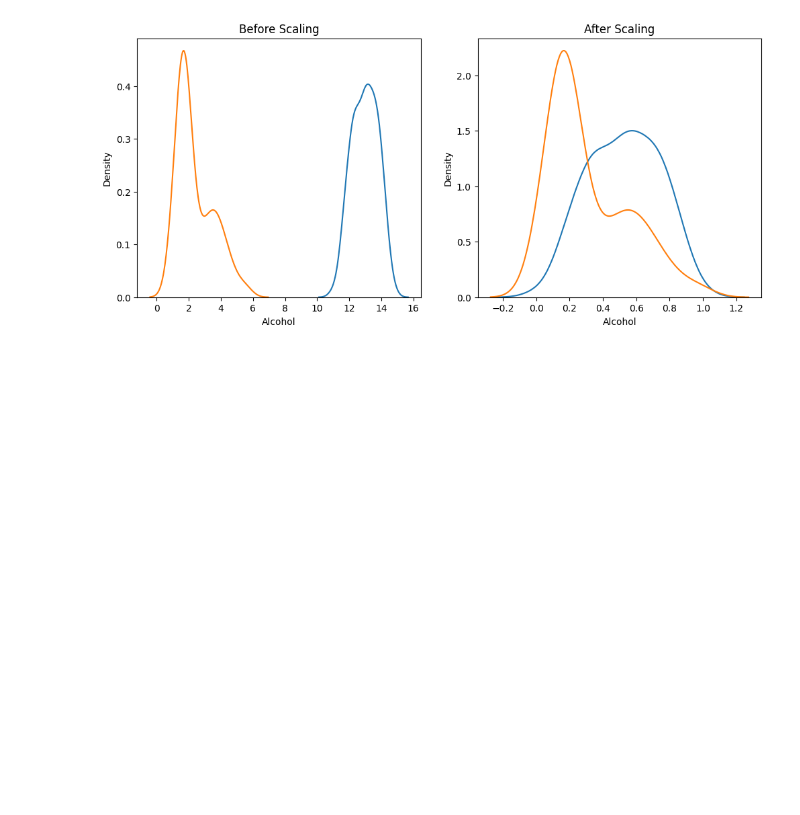
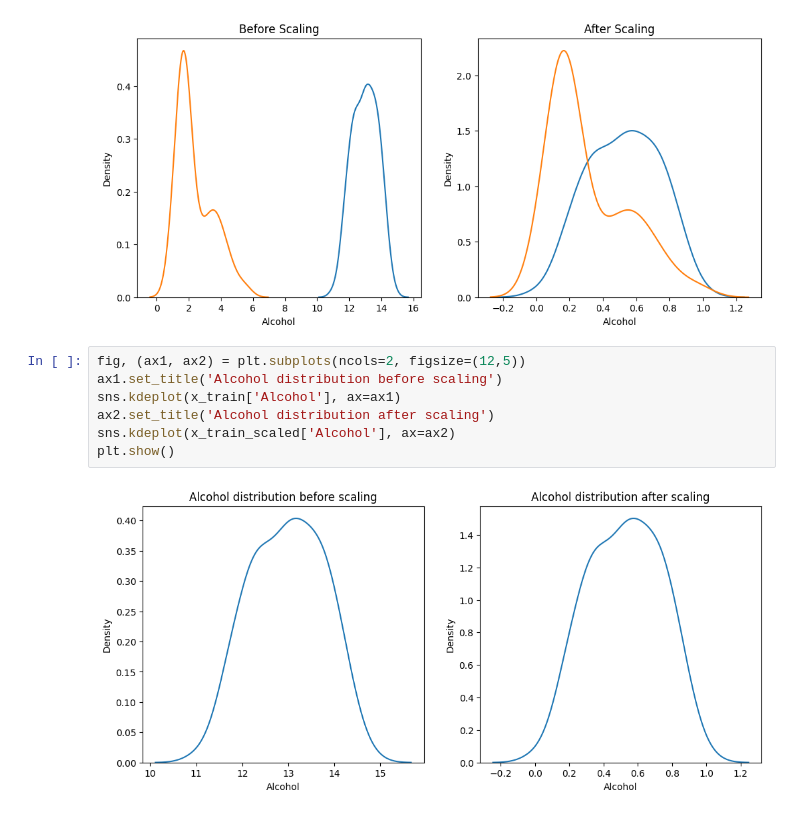
Before and after one commit to brijeshksingh/AIML_Colab_repo, a Jupyter notebook: Normalization.ipynb, the cells around one changed output. Saved outputs shown, nothing was run; the diff lists cells and outputs as text; blank space fills up the shorter version.

```diff
--- a/Normalization.ipynb
+++ b/Normalization.ipynb
@@ -121,3 +121,12 @@ sns.kdeplot(x_train_scaled['Malic acid'], ax=ax2)
 plt.show()
 # %% [output]
 [figure]
+# %%
+fig, (ax1, ax2) = plt.subplots(ncols=2, figsize=(12,5))
+ax1.set_title('Alcohol distribution before scaling')
+sns.kdeplot(x_train['Alcohol'], ax=ax1)
+ax2.set_title('Alcohol distribution after scaling')
+sns.kdeplot(x_train_scaled['Alcohol'], ax=ax2)
+plt.show()
+# %% [output]
+[figure, added]
```
Also changed, not shown: parts of 1 cell of this notebook.
